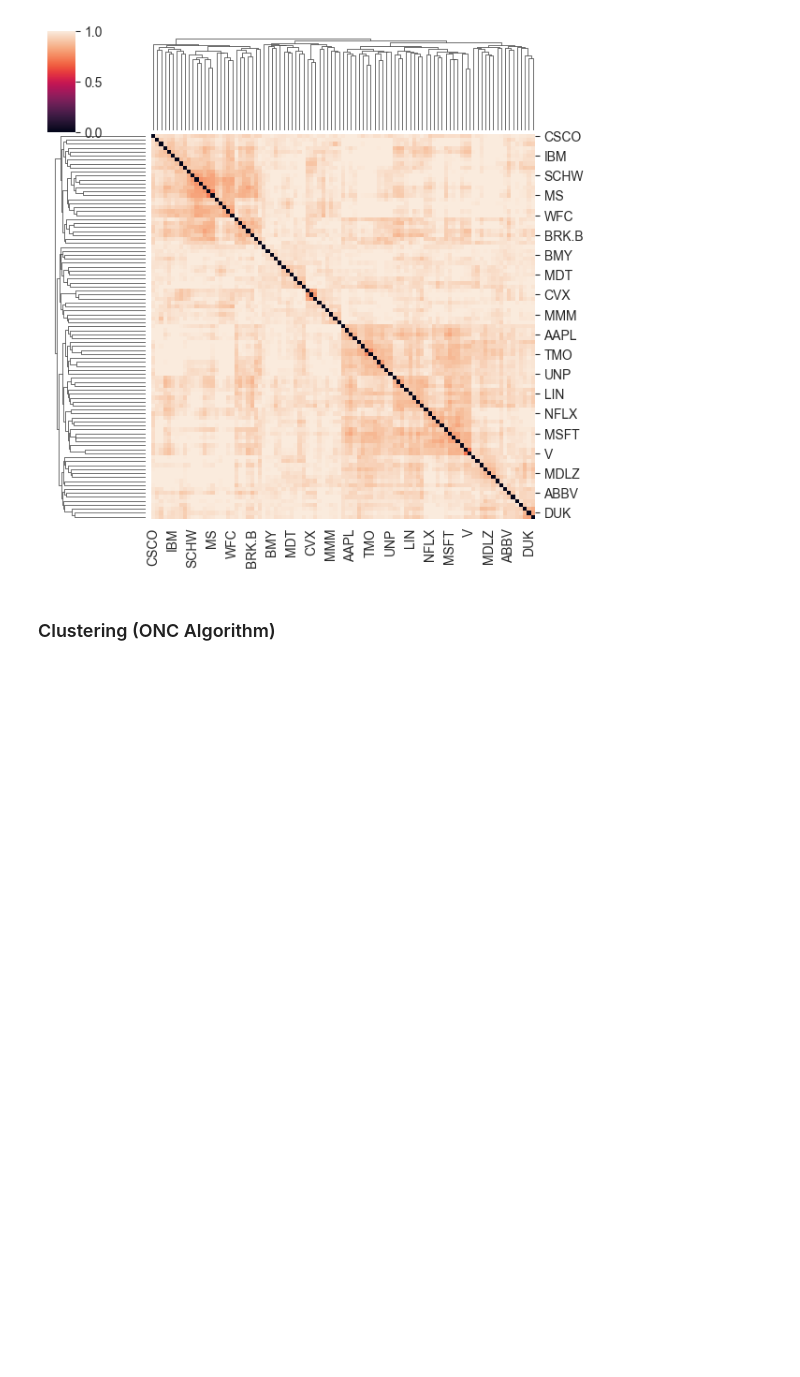
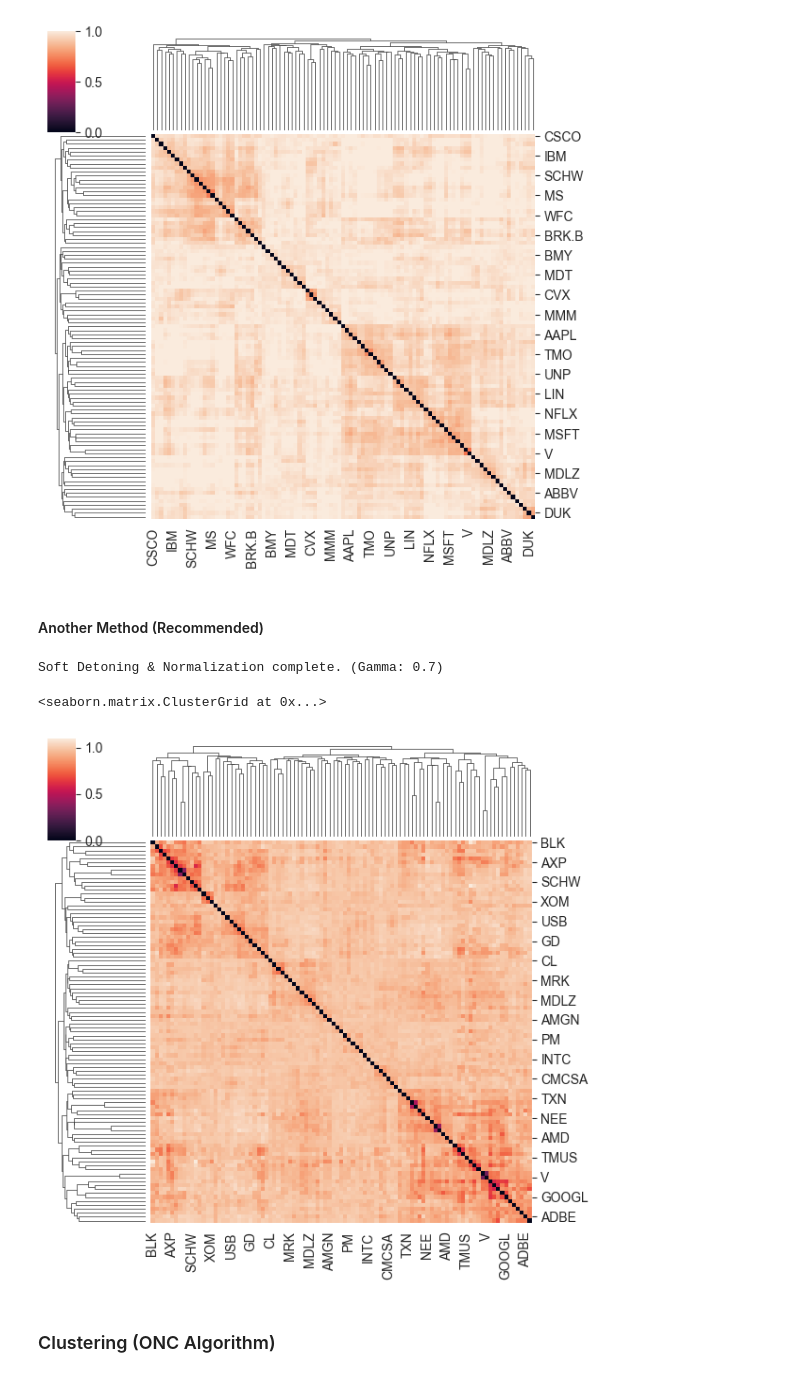
Before and after one commit to Tommylee1013/causal-allocation, a Jupyter notebook: Note/test.ipynb, the cells around one changed output. Saved outputs shown, nothing was run; the diff lists cells and outputs as text; code cells hidden in the pictures; blank space fills up the shorter version.

```diff
--- a/Note/test.ipynb
+++ b/Note/test.ipynb
@@ -438,3 +440,5 @@ sns.clustermap(denoise_vi, figsize = (6, 6))
 plt.show()
 # %% [output]
 [figure]
+# %% [markdown]
+#### Another Method (Recommended)
@@ -440,0 +710,4 @@ plt.show()
+# %%
+final_similarity_matrix = final_nmi_pipeline(test_mi, gamma = 0.7)
+# %% [output]
+Soft Detoning & Normalization complete. (Gamma: 0.7)
@@ -441,3 +716,8 @@ plt.show()
+# %%
+sns.clustermap(detoned_vi_distance, figsize = (6,6))
+# %% [output]
+<seaborn.matrix.ClusterGrid at 0x...>
+[figure, added]
 # %% [markdown]
 ### Clustering (ONC Algorithm)
 # %%
```
Also changed, not shown: parts of 27 cells of this notebook.
